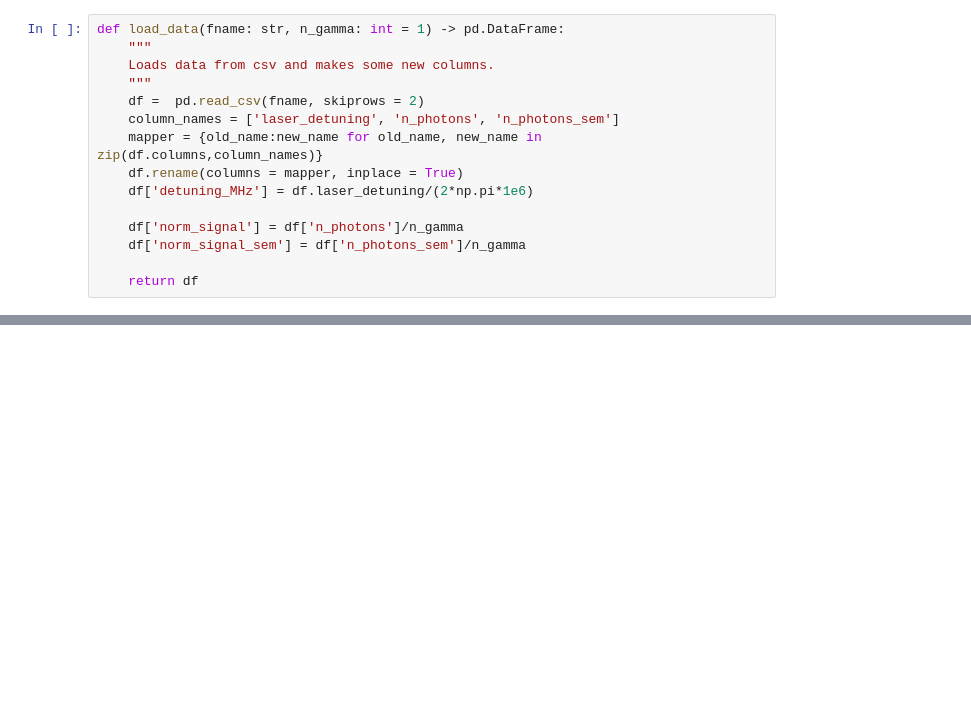
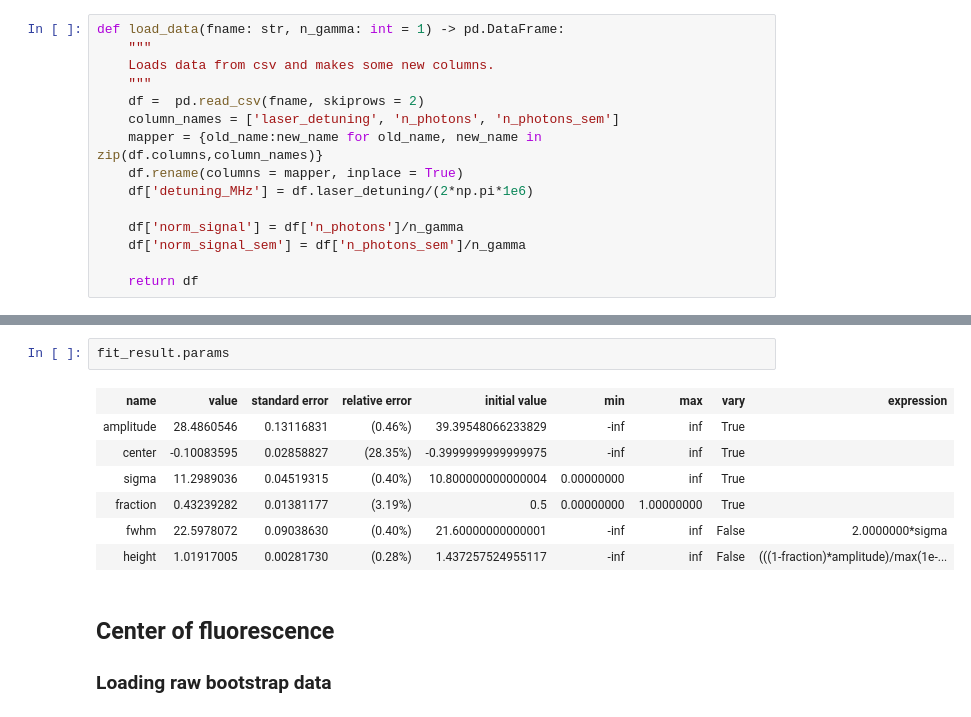
Before and after one commit to yyhshdu1/CeNTREX-TlF, a Jupyter notebook: examples/SPAExpVer/SPA detection post-processing.ipynb, the cells around one changed output, grey strips where cells are left out. Drawn from its saved outputs; the diff is of its cells as text; blank space fills up the shorter version.

```diff
--- a/examples/SPAExpVer/SPA detection post-processing.ipynb
+++ b/examples/SPAExpVer/SPA detection post-processing.ipynb
@@ -55,0 +125,13 @@ ax.legend()
+# %%
+fit_result.params
+# %% [output]
+| name | value | standard error | relative error | initial value | min | max | vary | expression |
+| amplitude | 28.4860546 | 0.13116831 | (0.46%) | 39.39548066233829 | -inf | inf | True |  |
+| center | -0.10083595 | 0.02858827 | (28.35%) | -0.3999999999999975 | -inf | inf | True |  |
+| sigma | 11.2989036 | 0.04519315 | (0.40%) | 10.800000000000004 | 0.00000000 | inf | True |  |
+| fraction | 0.43239282 | 0.01381177 | (3.19%) | 0.5 | 0.00000000 | 1.00000000 | True |  |
+| fwhm | 22.5978072 | 0.09038630 | (0.40%) | 21.60000000000001 | -inf | inf | False | 2.0000000*sigma |
+| height | 1.01917005 | 0.00281730 | (0.28%) | 1.437257524955117 | -inf | inf | False | (((1-fraction)*amplitude)/max(1e-... |
+# %% [markdown]
+## Center of fluorescence
+### Loading raw bootstrap data
```
Also changed, not shown: parts of 12 cells of this notebook, 5 other files.
